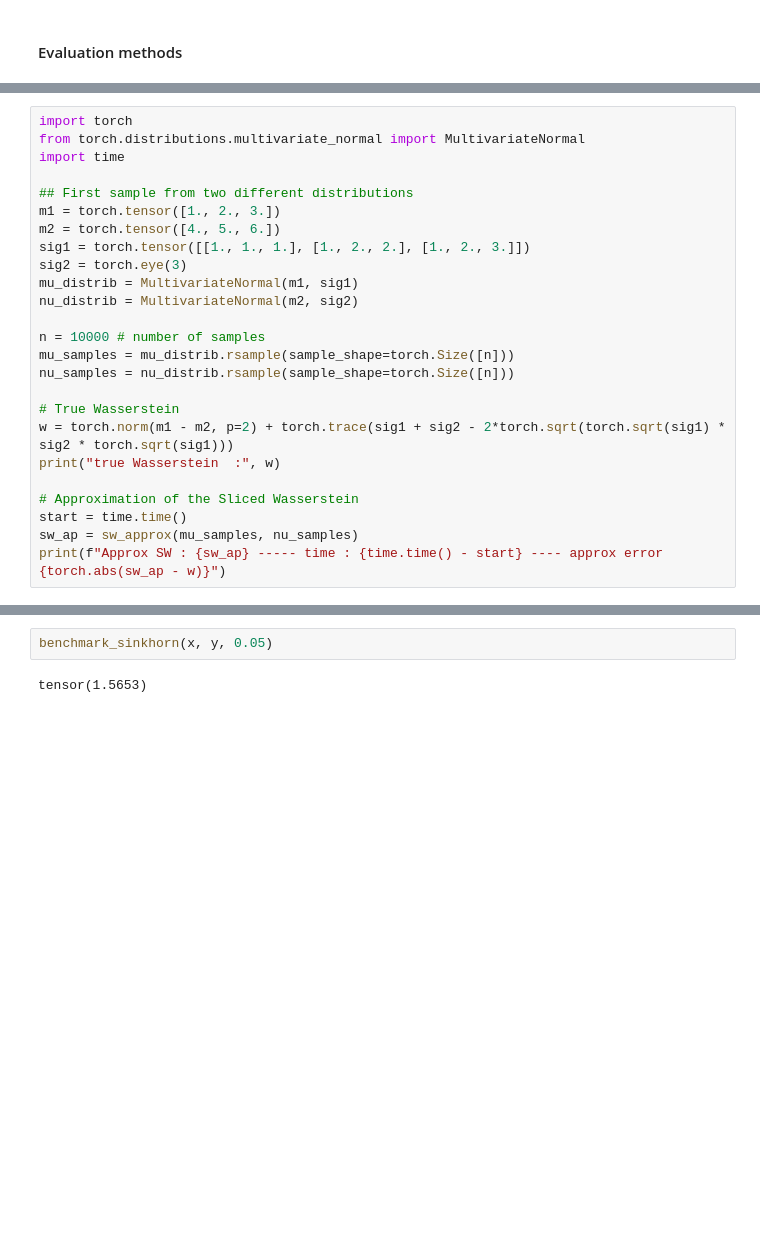
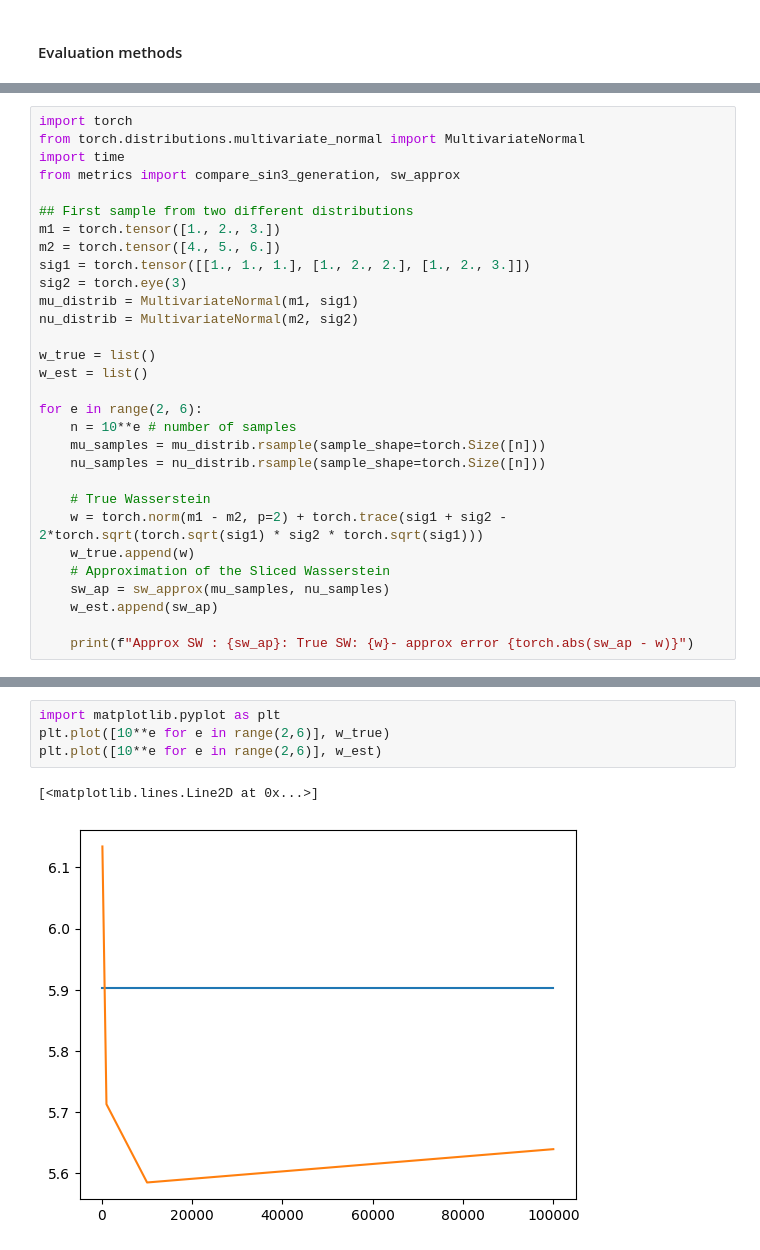
Before and after one commit to Kohmann/master-GAN, a Jupyter notebook: TimeGAN/model_evaluation.ipynb, the cells around one changed output, grey strips where cells are left out. Drawn from its saved outputs; the diff is of its cells as text; blank space fills up the shorter version.

```diff
--- a/TimeGAN/model_evaluation.ipynb
+++ b/TimeGAN/model_evaluation.ipynb
@@ -237,6 +110,7 @@ array(0.00144362, dtype=float32)
 import torch
 from torch.distributions.multivariate_normal import MultivariateNormal
 import time
+from metrics import compare_sin3_generation, sw_approx
 
 ## First sample from two different distributions
 m1 = torch.tensor([1., 2., 3.])
@@ -246,16 +120,20 @@ sig2 = torch.eye(3)
 mu_distrib = MultivariateNormal(m1, sig1)
 nu_distrib = MultivariateNormal(m2, sig2)
 
-n = 10000 # number of samples
-mu_samples = mu_distrib.rsample(sample_shape=torch.Size([n]))
-nu_samples = nu_distrib.rsample(sample_shape=torch.Size([n]))
+w_true = list()
+w_est = list()
 
-# True Wasserstein
-w = torch.norm(m1 - m2, p=2) + torch.trace(sig1 + sig2 - 2*torch.sqrt(torch.sqrt(sig1) * sig2 * torch.sqrt(sig1)))
-print("true Wasserstein  :", w)
+for e in range(2, 6):
+    n = 10**e # number of samples
+    mu_samples = mu_distrib.rsample(sample_shape=torch.Size([n]))
+    nu_samples = nu_distrib.rsample(sample_shape=torch.Size([n]))
 
-# Approximation of the Sliced Wasserstein
-start = time.time()
-sw_ap = sw_approx(mu_samples, nu_samples)
-print(f"Approx SW : {sw_ap} ----- time : {time.time() - start} ---- approx error {torch.abs(sw_ap - w)}")
+    # True Wasserstein
+    w = torch.norm(m1 - m2, p=2) + torch.trace(sig1 + sig2 - 2*torch.sqrt(torch.sqrt(sig1) * sig2 * torch.sqrt(sig1)))
+    w_true.append(w)
+    # Approximation of the Sliced Wasserstein
+    sw_ap = sw_approx(mu_samples, nu_samples)
+    w_est.append(sw_ap)
+
+    print(f"Approx SW : {sw_ap}: True SW: {w}- approx error {torch.abs(sw_ap - w)}")
 # %% [output]
@@ -327,4 +148,7 @@ def benchmark_sinkhorn(x, y, scaling_coef, epsilon=1.0, L=10, Lmin=10):
-# %%
-benchmark_sinkhorn(x, y, 0.05)
-# %% [output]
-tensor(1.5653)
+# %%
+import matplotlib.pyplot as plt
+plt.plot([10**e for e in range(2,6)], w_true)
+plt.plot([10**e for e in range(2,6)], w_est)
+# %% [output]
+[<matplotlib.lines.Line2D at 0x...>]
+[figure, added]
```
Also changed, not shown: parts of 26 cells of this notebook, 5 other files.
